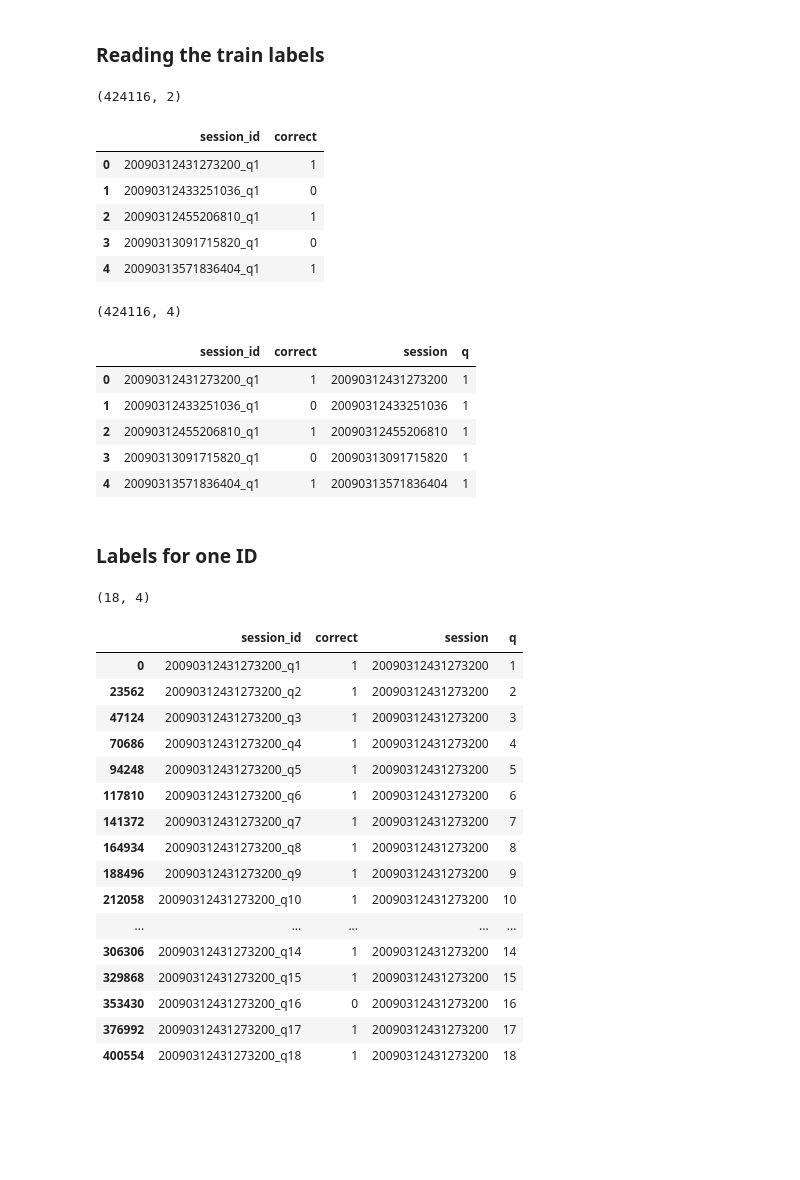
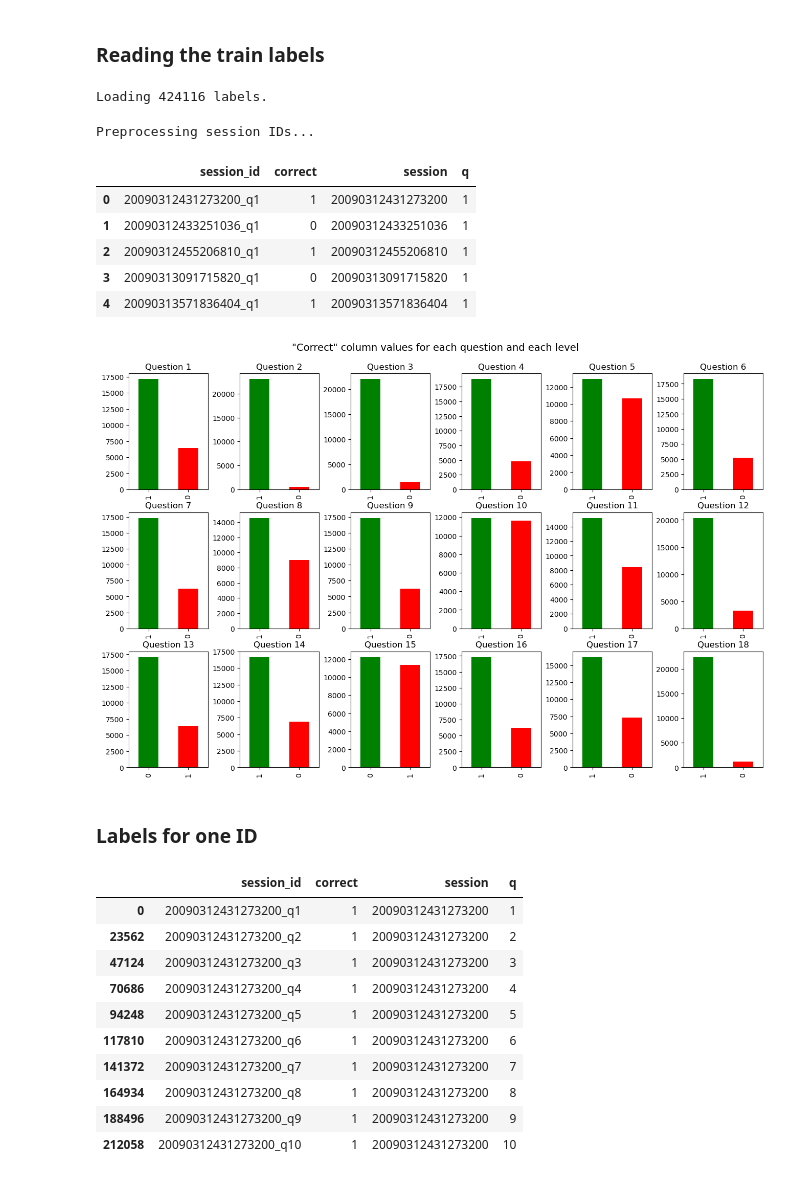
Before and after one commit to mestermarc/Student_performance_analysis, a Jupyter notebook: read_data.ipynb, the cells around one changed output. Saved outputs shown, nothing was run; the diff lists cells and outputs as text; code cells hidden in the pictures; blank space fills up the shorter version.

```diff
--- a/read_data.ipynb
+++ b/read_data.ipynb
@@ -32,51 +266,51 @@ NUMERICAL_COLS = ['elapsed_time','level','page','room_coor_x', 'room_coor_y', 's
 ### Reading the train labels
 # %%
 train_labels = pd.read_csv(FOLDERPATH + "train_labels.csv")
-print(train_labels.shape)
-train_labels.head()
+print(f"Loading {train_labels.shape[0]} labels.")
 # %% [output]
-(424116, 2)
+Loading 424116 labels.
-|  | session_id | correct |
-| 0 | 20090312431273200_q1 | 1 |
-| 1 | 20090312433251036_q1 | 0 |
-| 2 | 20090312455206810_q1 | 1 |
-| 3 | 20090313091715820_q1 | 0 |
-| 4 | 20090313571836404_q1 | 1 |
 # %%
+print(f"Preprocessing session IDs...")
+
 train_labels['session'] = train_labels.session_id.apply(lambda x: int(x.split('_')[0]) )
 train_labels['q'] = train_labels.session_id.apply(lambda x: int(x.split('_')[-1][1:]) )
-print(train_labels.shape)
 train_labels.head(5)
 # %% [output]
-(424116, 4)
+Preprocessing session IDs...
 |  | session_id | correct | session | q |
 | 0 | 20090312431273200_q1 | 1 | 20090312431273200 | 1 |
 | 1 | 20090312433251036_q1 | 0 | 20090312433251036 | 1 |
 | 2 | 20090312455206810_q1 | 1 | 20090312455206810 | 1 |
 | 3 | 20090313091715820_q1 | 0 | 20090313091715820 | 1 |
 | 4 | 20090313571836404_q1 | 1 | 20090313571836404 | 1 |
+# %%
+plt.figure(figsize=(16, 10))
+plt.subplots_adjust(wspace=0.4)
+plt.suptitle("\"Correct\" column values for each question and each level", fontsize=14, y=0.94)
+for n in range(1,19):
+    ax = plt.subplot(3, 6, n)
+    plot_df = train_labels.loc[train_labels.q == n]
+    plot_df = plot_df.correct.value_counts()
+    # plot_df = pd.DataFrame({'correct': [plot_df.get(1, 0)], 'incorrect': [plot_df.get(0, 0)]})
+    plot_df.plot(ax=ax, kind="bar", color=['g', 'r'])
+    ax.set_title("Question " + str(n))
+    ax.set_xlabel("")
+# %% [output]
+[figure, added]
 # %% [markdown]
 ### Labels for one ID
 # %%
-res = train_labels[train_labels["session"] == 20090312431273200]
-print(res.shape)
-res.head(50)
+labels = train_labels[train_labels["session"] == 20090312431273200]
+labels.head(10)
 # %% [output]
-(18, 4)
 |  | session_id | correct | session | q |
 | 0 | 20090312431273200_q1 | 1 | 20090312431273200 | 1 |
 | 23562 | 20090312431273200_q2 | 1 | 20090312431273200 | 2 |
 | 47124 | 20090312431273200_q3 | 1 | 20090312431273200 | 3 |
 | 70686 | 20090312431273200_q4 | 1 | 20090312431273200 | 4 |
 | 94248 | 20090312431273200_q5 | 1 | 20090312431273200 | 5 |
 | 117810 | 20090312431273200_q6 | 1 | 20090312431273200 | 6 |
 | 141372 | 20090312431273200_q7 | 1 | 20090312431273200 | 7 |
 | 164934 | 20090312431273200_q8 | 1 | 20090312431273200 | 8 |
 | 188496 | 20090312431273200_q9 | 1 | 20090312431273200 | 9 |
 | 212058 | 20090312431273200_q10 | 1 | 20090312431273200 | 10 |
-| ... | ... | ... | ... | ... |
-| 306306 | 20090312431273200_q14 | 1 | 20090312431273200 | 14 |
-| 329868 | 20090312431273200_q15 | 1 | 20090312431273200 | 15 |
-| 353430 | 20090312431273200_q16 | 0 | 20090312431273200 | 16 |
-| 376992 | 20090312431273200_q17 | 1 | 20090312431273200 | 17 |
-| 400554 | 20090312431273200_q18 | 1 | 20090312431273200 | 18 |
```
Also changed, not shown: parts of 20 cells of this notebook, 2 other files.
